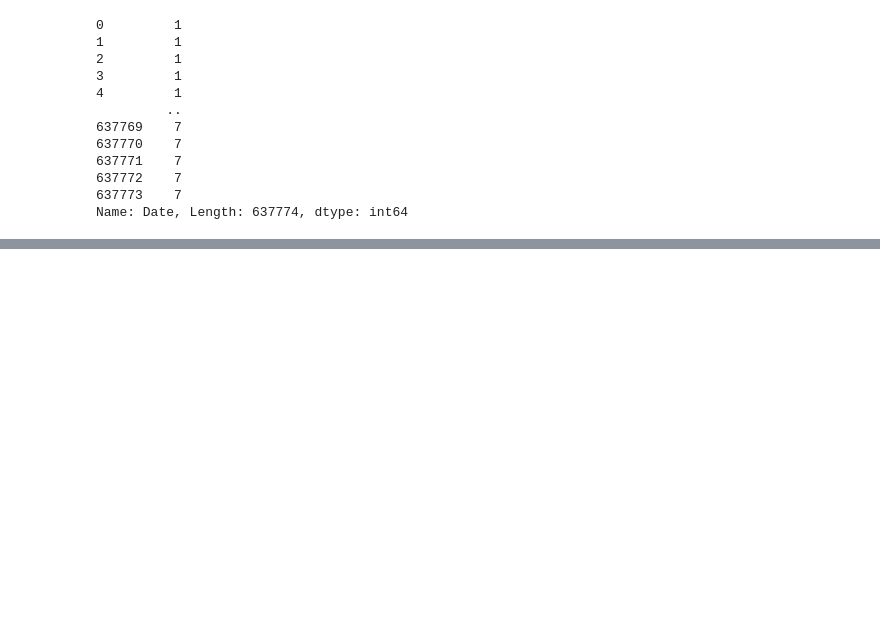
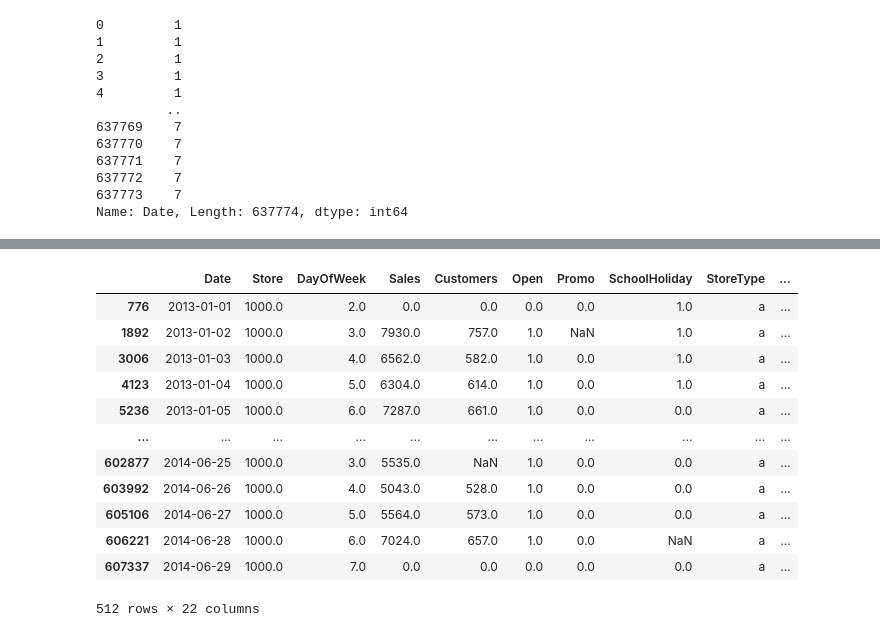
Before and after one commit to JohnEnev/DSR-competition-team1, a Jupyter notebook: notebooks/JE_notebook.ipynb, the cells around one changed output, grey strips where cells are left out. Cells and saved outputs as stored; diff of their text form; code cells hidden in the pictures; blank space fills up the shorter version.

```diff
--- a/notebooks/JE_notebook.ipynb
+++ b/notebooks/JE_notebook.ipynb
@@ -346,17 +381,18 @@ array(['d', 'a', 'c', 'b', nan], dtype=object)
 # %%
-def one_hot_encoding(df, column):
+def one_hot_encoding(df_train, column):
     '''
     Function to take a column and transform and one-hot encode it.
     Used after train/test split.
     Returns a dataframe with the original column removed and the new encoded columns added.
     '''
+
     #create dummies series
-    dummies = pd.get_dummies(df.loc[:, column], prefix=str(column+' '))
+    dummies = pd.get_dummies(df_train.loc[:, column], prefix=str(column+' '))
     #concat original dataframe and dummies
-    df_new = pd.concat([df, dummies], axis=1)
+    df_new = pd.concat([df_train, dummies], axis=1)
     #remove the original column
     df_new = df_new.drop(column, axis=1)
 
     return df_new
 # %%
-one_hot_encoding(df, 'StateHoliday')
+df = one_hot_encoding(df, 'StateHoliday')
@@ -468,0 +503,37 @@ Name: Date, Length: 637774, dtype: int64
+# %%
+def mean_encoding(df_train, column):
+    '''
+    Mean encoding target column with mean of Sales.
+    Used after train/test split.
+    Returns a new dataframe and a dictionary of the values for the test .
+    '''
+    #Create a copy of the df
+    df_new = df_train.copy()
+    #Init an empty dict and check for the unique values in the
+    dict_values = {}
+    unique_values = df_new.loc[:, column].unique()
+
+    for unique in unique_values:
+        dict_values[unique] = df_new[df_new.loc[:, column] == unique].Sales.mean()
+
+    df_new.loc[:, column + '_mean_encoded'] = df_new.loc[:, column].replace(to_replace=dict_values)
+
+    return df_new, dict_values
+# %%
+df_test, dict_store = mean_encoding(df, 'Store')
+# %%
+df_test[df_test.Store == 1000.0]
+# %% [output]
+|  | Date | Store | DayOfWeek | Sales | Customers | Open | Promo | SchoolHoliday | StoreType | ... |
+| 776 | 2013-01-01 | 1000.0 | 2.0 | 0.0 | 0.0 | 0.0 | 0.0 | 1.0 | a | ... |
+| 1892 | 2013-01-02 | 1000.0 | 3.0 | 7930.0 | 757.0 | 1.0 | NaN | 1.0 | a | ... |
+| 3006 | 2013-01-03 | 1000.0 | 4.0 | 6562.0 | 582.0 | 1.0 | 0.0 | 1.0 | a | ... |
+| 4123 | 2013-01-04 | 1000.0 | 5.0 | 6304.0 | 614.0 | 1.0 | 0.0 | 1.0 | a | ... |
+| 5236 | 2013-01-05 | 1000.0 | 6.0 | 7287.0 | 661.0 | 1.0 | 0.0 | 0.0 | a | ... |
+| ... | ... | ... | ... | ... | ... | ... | ... | ... | ... | ... |
+| 602877 | 2014-06-25 | 1000.0 | 3.0 | 5535.0 | NaN | 1.0 | 0.0 | 0.0 | a | ... |
+| 603992 | 2014-06-26 | 1000.0 | 4.0 | 5043.0 | 528.0 | 1.0 | 0.0 | 0.0 | a | ... |
+| 605106 | 2014-06-27 | 1000.0 | 5.0 | 5564.0 | 573.0 | 1.0 | 0.0 | 0.0 | a | ... |
+| 606221 | 2014-06-28 | 1000.0 | 6.0 | 7024.0 | 657.0 | 1.0 | 0.0 | NaN | a | ... |
+| 607337 | 2014-06-29 | 1000.0 | 7.0 | 0.0 | 0.0 | 0.0 | 0.0 | 0.0 | a | ... |
+512 rows × 22 columns
```
Also changed, not shown: parts of 13 cells of this notebook, 1 other file.
